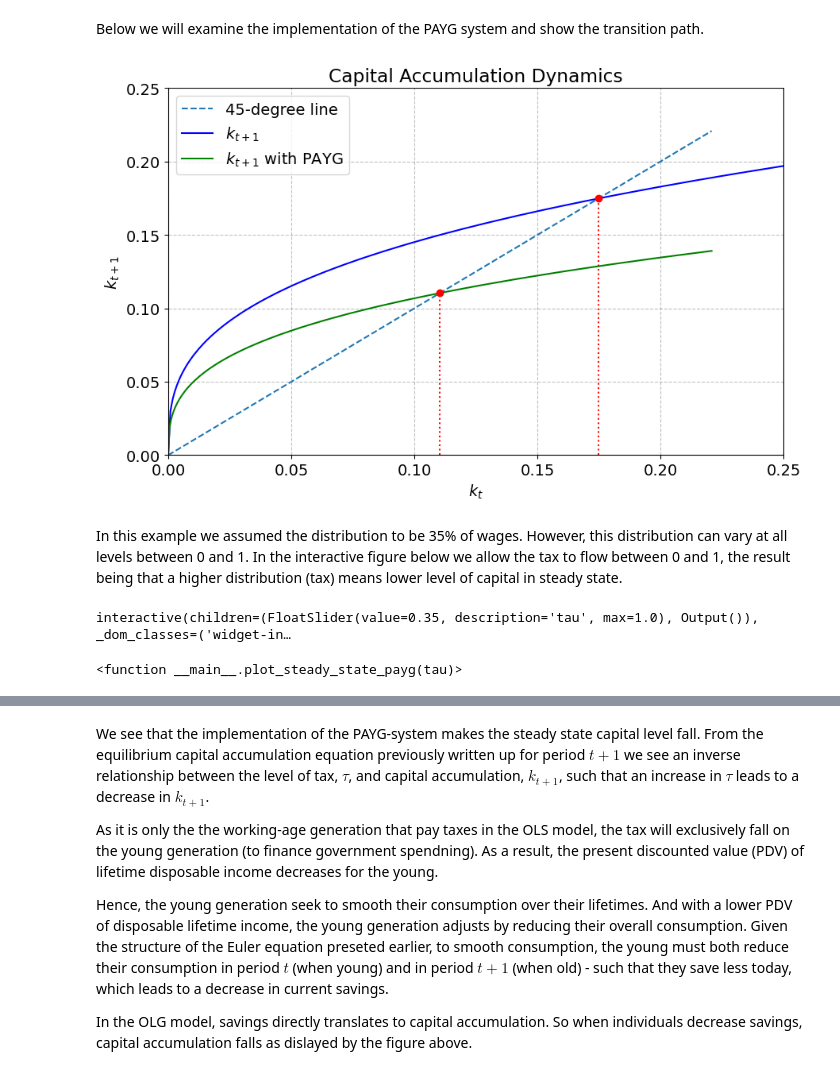
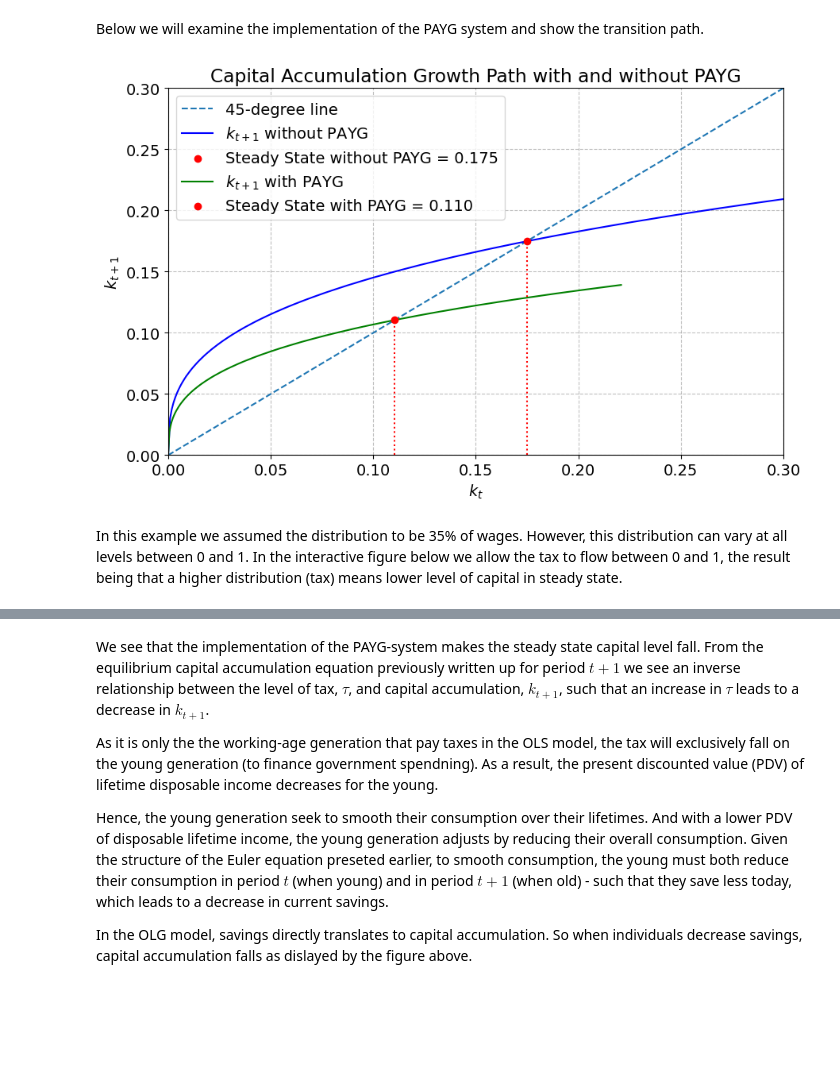
Before and after one commit to NumEconCopenhagen/projects-2024-Simon-C-og-Jens-H, a Jupyter notebook: modelproject/modelproject.ipynb, the cells around one changed output, grey strips where cells are left out. Drawn from its saved outputs; the diff is of its cells as text; code cells hidden in the pictures; blank space fills up the shorter version.

```diff
--- a/modelproject/modelproject.ipynb
+++ b/modelproject/modelproject.ipynb
@@ -267,79 +231,10 @@ k_{t+1}=\frac{1}{1+\frac{1+\rho}{2+\rho}\frac{(1-\alpha)}{\alpha}\tau}(\frac{1}{
 $$
 # %% [markdown]
 Below we will examine the implementation of the PAYG system and show the transition path.
-# %%
-# Defining the values for our set of parameters
-tau = 0.35
-
-obj_payg = lambda k: k - ((A * (1 - alpha) * k**alpha) / ((1 + n) * (2 + rho)) * (1 / (1 + ((1 + rho) / (2 + rho)) * ((1 - alpha) / alpha) * tau)))
-
-result_payg = optimize.root_scalar(obj_payg, bracket=[1e-10,10], method='bisect')
-k_star_payg = result_payg.root
-
-k_t_payg = np.linspace(0, 2*k_star_payg, 400)
-k_t_plus_1_payg = ((A * (1 - alpha) * k_t_payg**alpha) / ((1 + n) * (2 + rho)) * (1 / (1 + ((1 + rho) / (2 + rho)) * ((1 - alpha) / alpha) * tau)))
-
-def plot_steady_state_payg(steady_state_payg):
-    plt.figure(figsize=(10, 6))
-    plt.plot(k_t_payg, k_t_payg, label='45-degree line', linestyle='--')
-
-    plt.plot(k_t, k_t_plus_1, label='$k_{t+1}$', color='blue')
-    plt.scatter(0.175, 0.175, color='red', zorder=5)
-    plt.axvline(x=k_star, ymax=0.155/(max(k_t_plus_1)), color='red', linestyle=':')
-
-    plt.plot(k_t_payg, k_t_plus_1_payg, label='$k_{t+1}$ with PAYG', color='green')
-    plt.axvline(x=k_star_payg, ymax=0.1/(max(k_t_plus_1)), color='red', linestyle=':')
-
-    plt.scatter([steady_state_payg], [steady_state_payg], color='red', zorder=5)
-    plt.xlabel('$k_t$')
-    plt.ylabel('$k_{t+1}$')
-    plt.title('Capital Accumulation Growth Path')
-    plt.ylim(0, 0.25)
-    plt.xlim(0, 0.25)
-    plt.legend(loc='upper left')
-    plt.show()
-
-# Display the interactive plot with the initial steady state value
-plot_steady_state_payg(k_star_payg)
-# %% [output]
-[figure, removed]
+# %%
+model_payg = OLG_model(tau=0.35)
+model_payg.plot_combined()
+# %% [output]
+[figure, added]
 # %% [markdown]
 In this example we assumed the distribution to be 35% of wages. However, this distribution can vary at all levels between 0 and 1. In the interactive figure below we allow the tax to flow between 0 and 1, the result being that a higher distribution (tax) means lower level of capital in steady state.
-# %%
-# Define the range of k_t
-k_t = np.linspace(0, 0.25, 400)
-
-# Define the function to calculate steady state capital with PAYG tax
-def calculate_steady_state_payg(tau):
-    obj_payg = lambda k: k - ((A * (1 - alpha) * k**alpha) / ((1 + n) * (2 + rho)) * (1 / (1 + ((1 + rho) / (2 + rho)) * ((1 - alpha) / alpha) * tau)))
-    result_payg = optimize.root_scalar(obj_payg, bracket=[1e-10, 10], method='bisect')
-    k_star_payg = result_payg.root
-
-    k_t_plus_1 = ((A * (1 - alpha) * k_t**alpha) / ((1 + n) * (2 + rho)))
-    k_t_plus_1_payg = ((A * (1 - alpha) * k_t**alpha) / ((1 + n) * (2 + rho)) * (1 / (1 + ((1 + rho) / (2 + rho)) * ((1 - alpha) / alpha) * tau)))
-
-    return k_t_plus_1, k_t_plus_1_payg, k_star_payg
-
-# Interactive plotting function
-def plot_steady_state_payg(tau):
-    k_t_plus_1, k_t_plus_1_payg, k_star_payg = calculate_steady_state_payg(tau)
-
-    plt.figure(figsize=(10, 6))
-    plt.plot(k_t, k_t, label='45-degree line', linestyle='--')
-    plt.plot(k_t, k_t_plus_1, label='$k_{t+1}$', color='blue')
-    plt.plot(k_t, k_t_plus_1_payg, label='$k_{t+1}$ with PAYG', color='green')
-    plt.scatter(k_star_payg, k_star_payg, color='red', zorder=5, label=f'Steady State with PAYG = {k_star_payg:.3f}')
-    plt.xlabel('$k_t$')
-    plt.ylabel('$k_{t+1}$')
-    plt.title('Capital Accumulation Growth Path')
-    plt.ylim(0, 0.25)
-    plt.xlim(0, 0.25)
-    plt.legend()
-    plt.grid(True)
-    plt.show()
-
-# Create an interactive widget with FloatSlider for tau
-interact(plot_steady_state_payg, tau=FloatSlider(min=0.0, max=1, step=0.1, value=0.35))
-# %% [output]
-interactive(children=(FloatSlider(value=0.35, description='tau', max=1.0), Output()), _dom_classes=('widget-in…
-<function __main__.plot_steady_state_payg(tau)>
```
Also changed, not shown: parts of 7 cells of this notebook, 1 other file.
